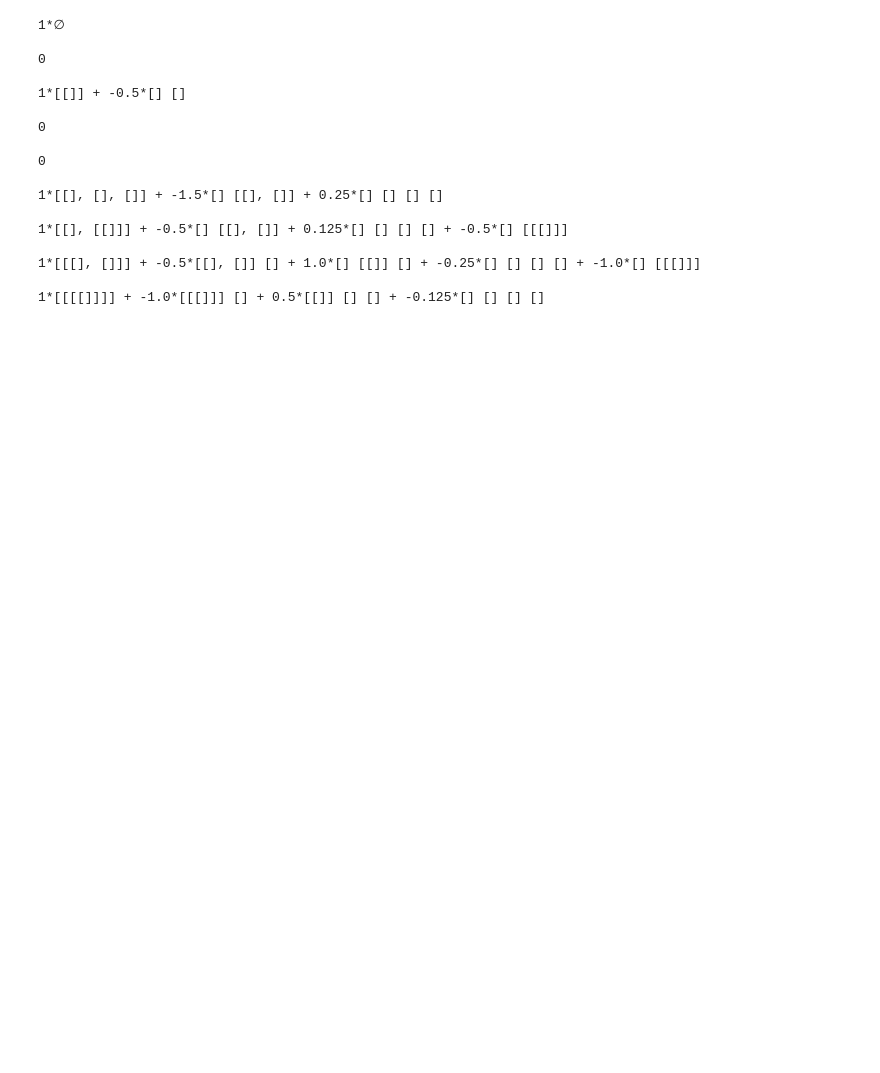
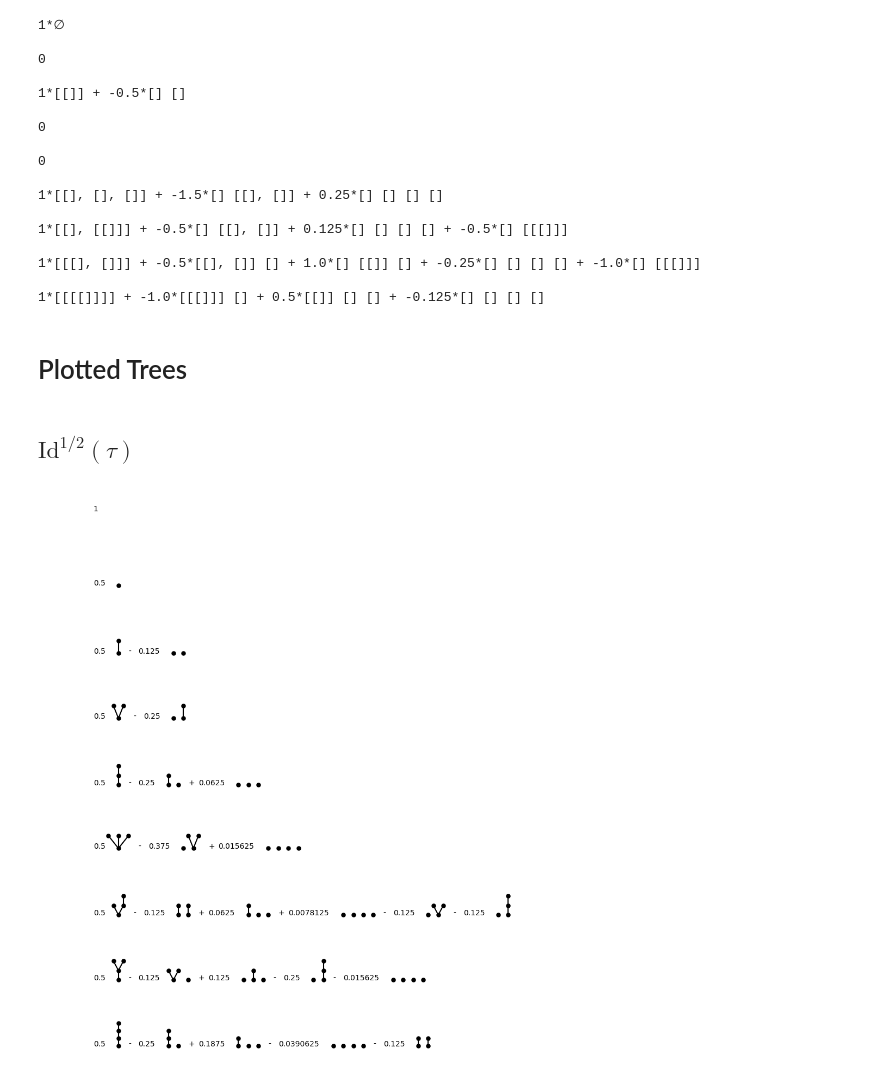
Before and after one commit to daniil-shmelev/kauri, a Jupyter notebook: odd_even_decomp.ipynb, the cells around one changed output. Cells and saved outputs as stored; diff of their text form; code cells hidden in the pictures; blank space fills up the shorter version.

Commit message:
Added tree plots

```diff
--- a/odd_even_decomp.ipynb
+++ b/odd_even_decomp.ipynb
@@ -74,3 +83,20 @@ for t in trees:
 1*[[[], []]] + -0.5*[[], []] [] + 1.0*[] [[]] [] + -0.25*[] [] [] [] + -1.0*[] [[[]]]
 
 1*[[[[]]]] + -1.0*[[[]]] [] + 0.5*[[]] [] [] + -0.125*[] [] [] []
+# %% [markdown]
+# Plotted Trees
+# %% [markdown]
+## $\mathrm{Id}^{1/2}(\tau)$
+# %%
+for t in trees:
+    display(t.id_sqrt())
+# %% [output]
+[figure, added]
+[figure, added]
+[figure, added]
+[figure, added]
+[figure, added]
+[figure, added]
+[figure, added]
+[figure, added]
+[figure, added]
```
Also changed, not shown: parts of 9 cells of this notebook, 2 other files.
